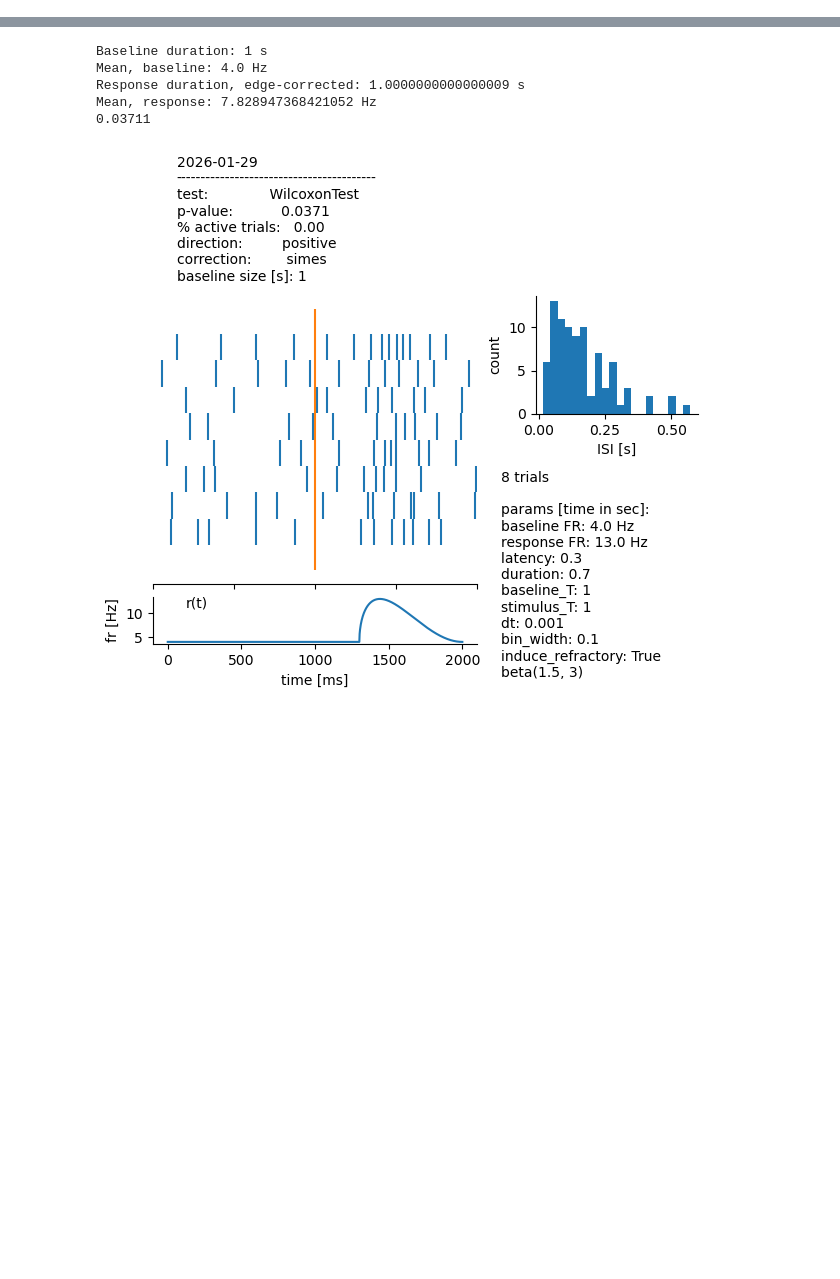
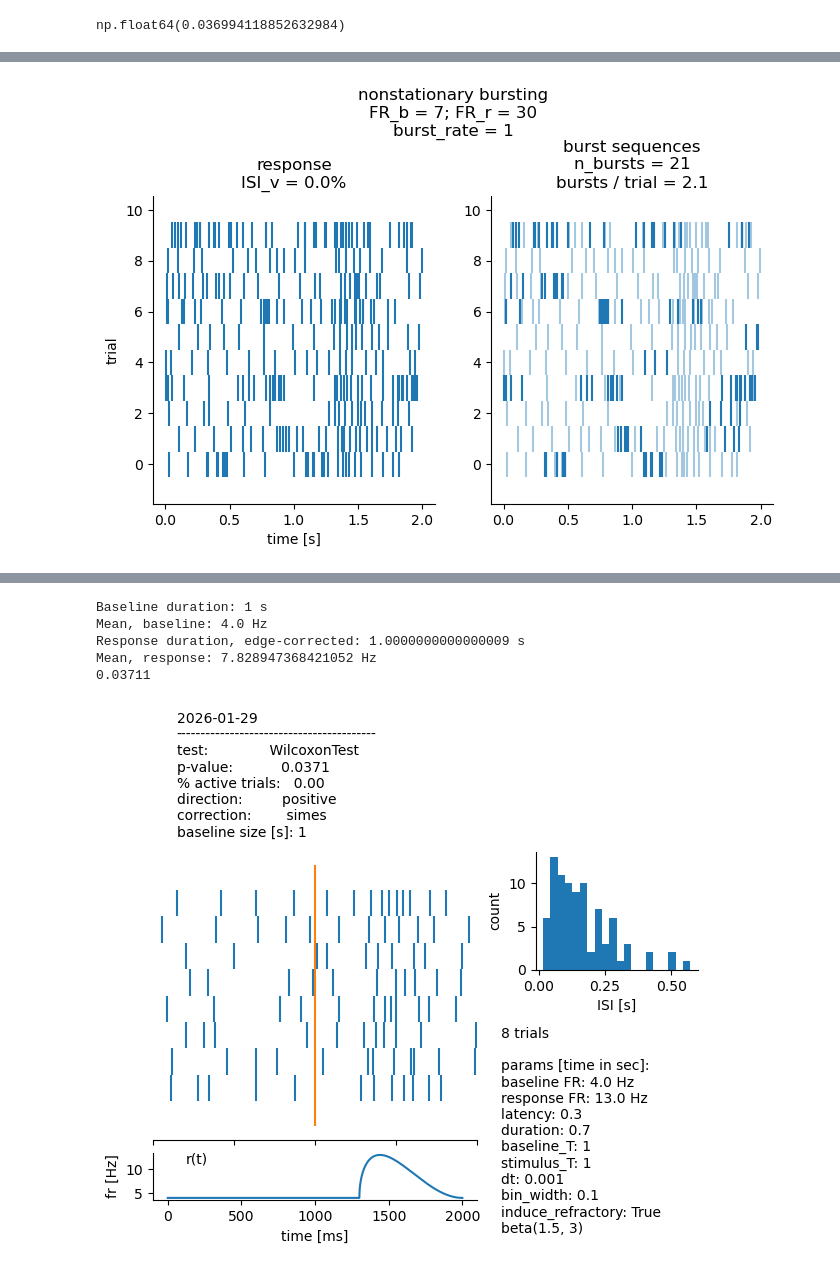
Before and after one commit to a-darcher/response_generator, a Jupyter notebook: dev_nbs/dev.ipynb, the cells around one changed output, grey strips where cells are left out. Drawn from its saved outputs; the diff is of its cells as text; code cells hidden in the pictures; blank space fills up the shorter version.

```diff
--- a/dev_nbs/dev.ipynb
+++ b/dev_nbs/dev.ipynb
@@ -201,6 +155,13 @@ np.int64(5)
+# %%
+1 / np.mean(ibi_baseline)
+# %% [output]
+np.float64(0.036994118852632984)
 # %%
 n_trials = 10
-rate_center = 0.001
+
+
+burst_rate  = 1 #np.max([(baseline_fr) * 0.3, 0.01]) # Hz
+rate_center = burst_rate * dt
 
 dt = generator.dt
 
@@ -214,28 +175,38 @@ else:
 
 p = r_t * dt # prob of a spike in each time bin as a function of the time-varying rate
 
-
-hits = generator.rng.random(size=(n_trials, total_bins)) <= p
+hits = generator.rng.random(size=(n_trials, total_bins)) <= p  # bool matrix containing indicating spike events
 trials: list[np.ndarray] = []
 bursts: list[np.ndarray] = []
+n_bursts = 0
 for i in range(n_trials):
 
-    idx = np.flatnonzero(hits[i])
-    spike_times = idx.astype(float) * dt
+    idx = np.flatnonzero(hits[i])           # get indices of spike events for a trial
+    spike_times = idx.astype(float) * dt    # convert to spike timestamp [Hz]
+
+
+
     #############
 
-    rate_centers = np.flatnonzero(generator.rng.random(size=(len(r_t))) <= rate_center) * dt # draw the number of bursts and their centers/locations
-    print(rate_centers)
-    n = generator.rng.uniform(2, 5, len(rate_centers))  # generate the value for the number of spikes per burst
-    r = generator.rng.uniform(0.009, 0.2, len(rate_centers)) # generate the value for the range of the spike positions
-
-    n_spikes_per_burst = poisson.rvs(n)
+    rate_centers = np.flatnonzero(generator.rng.random(size=total_bins) <= rate_center) * dt                                # draw the number of bursts and their centers/locations
+    n_bursts += len(rate_centers)
+    n = generator.rng.uniform(2, 8, len(rate_centers))                                                                      # generate the mean number of spikes per burst for each burst
+    r = generator.rng.uniform(0.1, 0.2, len(rate_centers))                                                                # generate the possible range of the spike positions per burst for each burst
+    n_spikes_per_burst = poisson.rvs(n)                                                                                     # draw the number of spikes per burst
     if type(n_spikes_per_burst) == int:
         n_spikes_per_burst = [n_spikes_per_burst]
-    print(n_spikes_per_burst)
-    spike_locations = [generator.rng.uniform(low=-1*r[i], high=r[i], size=n) for i, n in enumerate(n_spikes_per_burst)] # get spike locations relative to the center of the burst
+
+    spike_locations = [generator.rng.uniform(low=-1*r[i], high=r[i], size=n) for i, n in enumerate(n_spikes_per_burst)]     # draw spike times relative to the center of the burst for each burst
     if len(spike_locations):
-        b = np.concatenate([rate_centers[i] + s_l for i, s_l in enumerate(spike_locations)], dtype=float)
+        b_ = np.concatenate([rate_centers[i] + s_l for i, s_l in enumerate(spike_locations)], dtype=float)
+        inds = (b_ <= 2) & (b_ > 0)
+        mask = np.zeros_like(b_, dtype=bool)
+        mask[inds] = True
+        b = b_[mask]
+        bursts.append(b)
+
+    else:
+        b = []
         bursts.append(b)
     ##############
     #spike_times = np.sort(np.concatenate([b, spike_times]))
@@ -246,6 +217,37 @@ for i in range(n_trials):
         spike_times = generator._remove_burn_in_period(spike_times)
 
     spike_times = np.sort(np.concatenate([b, spike_times]))
+    # remove the "right-hand" spikes corresponding to the 10th percentile of the ISIs
+    isis = np.diff(spike_times)
+    perc_val = np.percentile(isis, 10, axis=0)
+
+    inds = np.where(isis <= perc_val)[0]
+
+    bad_spikes = inds + 1
+    spike_times = np.delete(spike_times, bad_spikes)
 
     trials.append(spike_times)
+
+
+fig, ax = plt.subplots(1,2, figsize=(8,4))
+ax[0].eventplot(trials)
+ax[1].eventplot(trials, alpha=0.4)
+ax[1].eventplot(bursts)
+
+ax[0].set_xlabel("time [s]")
+ax[0].set_ylabel("trial")
+
+isi_V = sum(np.concatenate([np.diff(t) for t in trials]) < 0.003) / len(np.concatenate([np.diff(t) for t in trials])) * 100
+
+ax[0].set_title(f"response\nISI_v = {round(isi_V, 3)}%")
+ax[1].set_title(f"burst sequences\nn_bursts = {n_bursts}\nbursts / trial = {round(n_bursts / n_trials, 3)}")
+
+plt.suptitle(f"nonstationary bursting\nFR_b = {baseline_fr}; FR_r = {response_fr}\nburst_rate = {burst_rate}", y=1.15)
+sns.despine()
+
+fname = f"nBurstsPerTrials{round(n_bursts/n_trials, 3)}_burstRate{burst_rate}_trials{n_trials}_FRb{baseline_fr}_FRr{response_fr}.png"
+p = Path(f"plots/burst_examples/{burst_rate}")
+p.mkdir(exist_ok=True)
+plt.savefig(p / fname, transparent=False, bbox_inches="tight")
+plt.show()
 # %% [output]
@@ -271,0 +254 @@ for i in range(n_trials):
+[figure, added]
```
Also changed, not shown: parts of 15 cells of this notebook.
